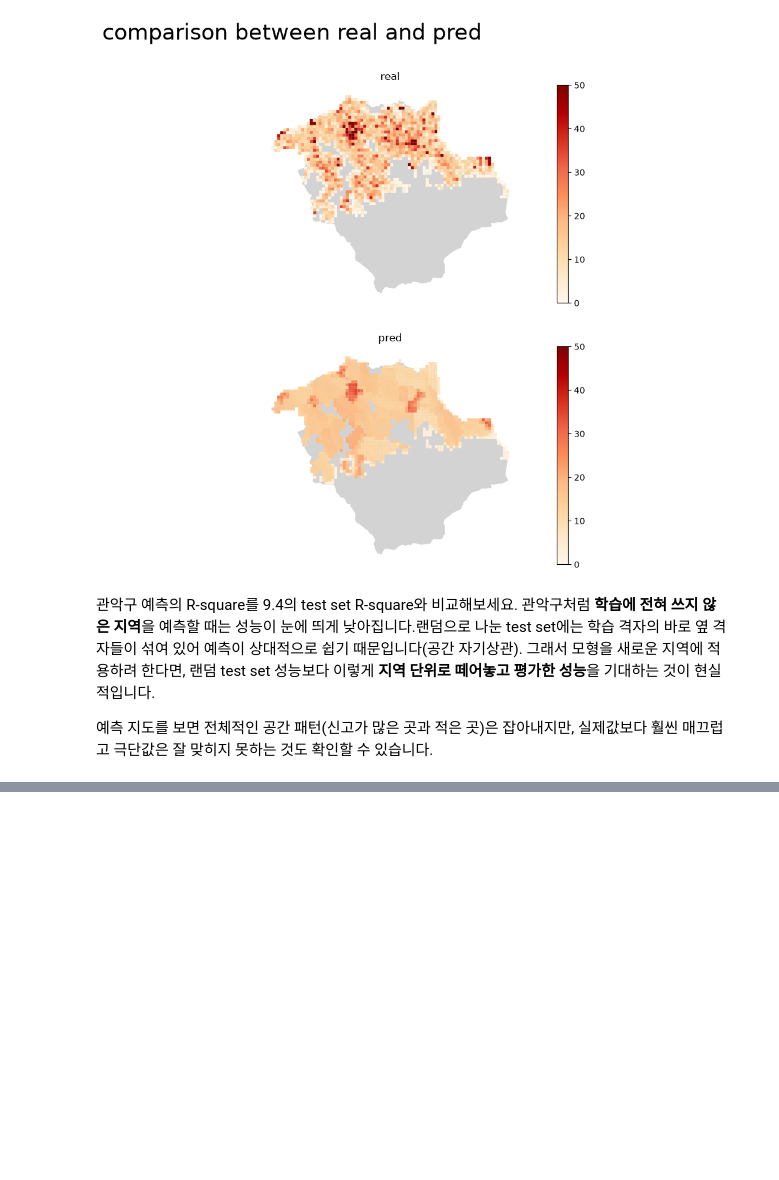
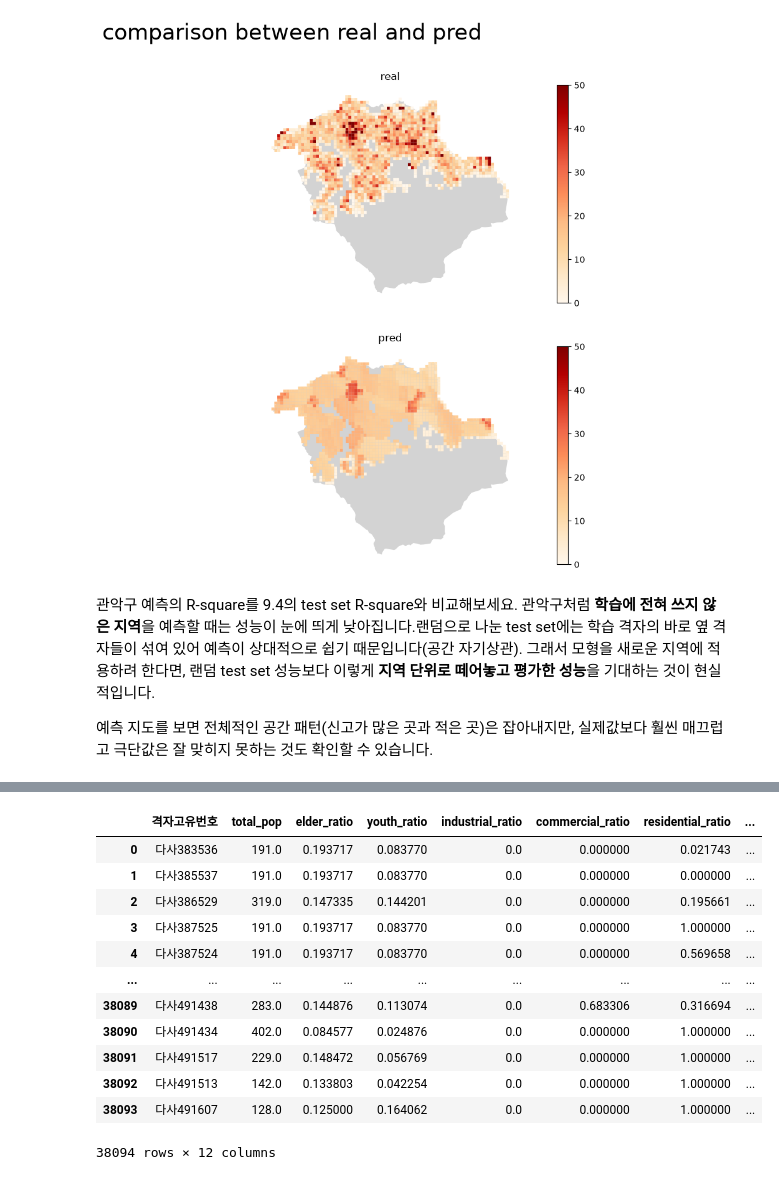
Before and after one commit to jslee-gses/code, a Jupyter notebook: lecture09_machine_learning_models/02_다양한_머신러닝모델_탐색하기.ipynb, the cells around one changed output, grey strips where cells are left out. Saved outputs shown, nothing was run; the diff lists cells and outputs as text; code cells hidden in the pictures; blank space fills up the shorter version.

```diff
--- a/lecture09_machine_learning_models/02_다양한_머신러닝모델_탐색하기.ipynb
+++ b/lecture09_machine_learning_models/02_다양한_머신러닝모델_탐색하기.ipynb
@@ -745,0 +780,15 @@ plt.show()
+# %%
+import joblib
+import geopandas as gpd
+
+bundle = joblib.load('model/emergency_rf_model.joblib')
+rf = bundle['model']
+print('모형:', bundle['model_name'], '| hyperparameter:', bundle['params'])
+print('필요한 변수:', bundle['features'])
+
+# 새 데이터 불러오기 (학습 때와 같은 전처리: 고령층·유소년층 비율이 NaN인 격자 제외)
+new_grid = gpd.read_file('data/pop_grid_ml.geojson', encoding='utf-8')
+new_grid = new_grid[new_grid['elder_ratio'].notna() & new_grid['youth_ratio'].notna()]
+
+new_grid['emergency_no_pred'] = rf.predict(new_grid[bundle['features']])
+new_grid[['emergency_no', 'emergency_no_pred']].head()
@@ -745,0 +804,16 @@ plt.show()
+# %%
+new_grid
+# %% [output]
+|  | 격자고유번호 | total_pop | elder_ratio | youth_ratio | industrial_ratio | commercial_ratio | residential_ratio | ... |
+| 0 | 다사383536 | 191.0 | 0.193717 | 0.083770 | 0.0 | 0.000000 | 0.021743 | ... |
+| 1 | 다사385537 | 191.0 | 0.193717 | 0.083770 | 0.0 | 0.000000 | 0.000000 | ... |
+| 2 | 다사386529 | 319.0 | 0.147335 | 0.144201 | 0.0 | 0.000000 | 0.195661 | ... |
+| 3 | 다사387525 | 191.0 | 0.193717 | 0.083770 | 0.0 | 0.000000 | 1.000000 | ... |
+| 4 | 다사387524 | 191.0 | 0.193717 | 0.083770 | 0.0 | 0.000000 | 0.569658 | ... |
+| ... | ... | ... | ... | ... | ... | ... | ... | ... |
+| 38089 | 다사491438 | 283.0 | 0.144876 | 0.113074 | 0.0 | 0.683306 | 0.316694 | ... |
+| 38090 | 다사491434 | 402.0 | 0.084577 | 0.024876 | 0.0 | 0.000000 | 1.000000 | ... |
+| 38091 | 다사491517 | 229.0 | 0.148472 | 0.056769 | 0.0 | 0.000000 | 1.000000 | ... |
+| 38092 | 다사491513 | 142.0 | 0.133803 | 0.042254 | 0.0 | 0.000000 | 1.000000 | ... |
+| 38093 | 다사491607 | 128.0 | 0.125000 | 0.164062 | 0.0 | 0.000000 | 1.000000 | ... |
+38094 rows × 12 columns
```
Also changed, not shown: parts of 27 cells of this notebook, 3 other files.
